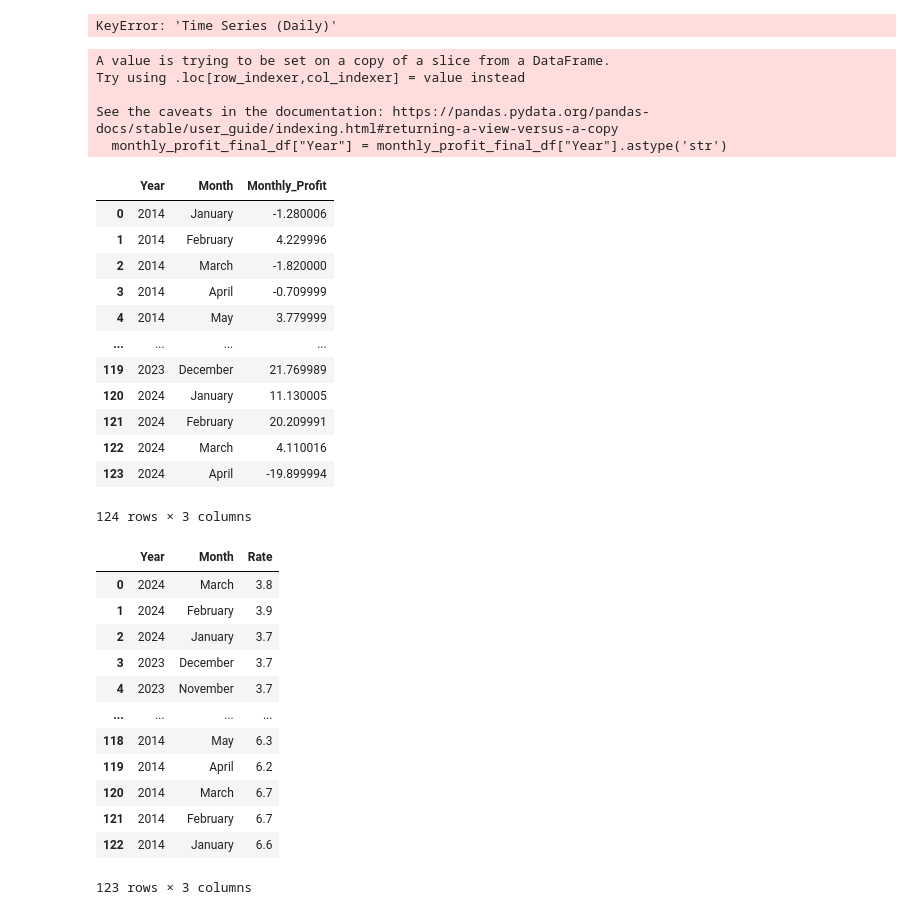
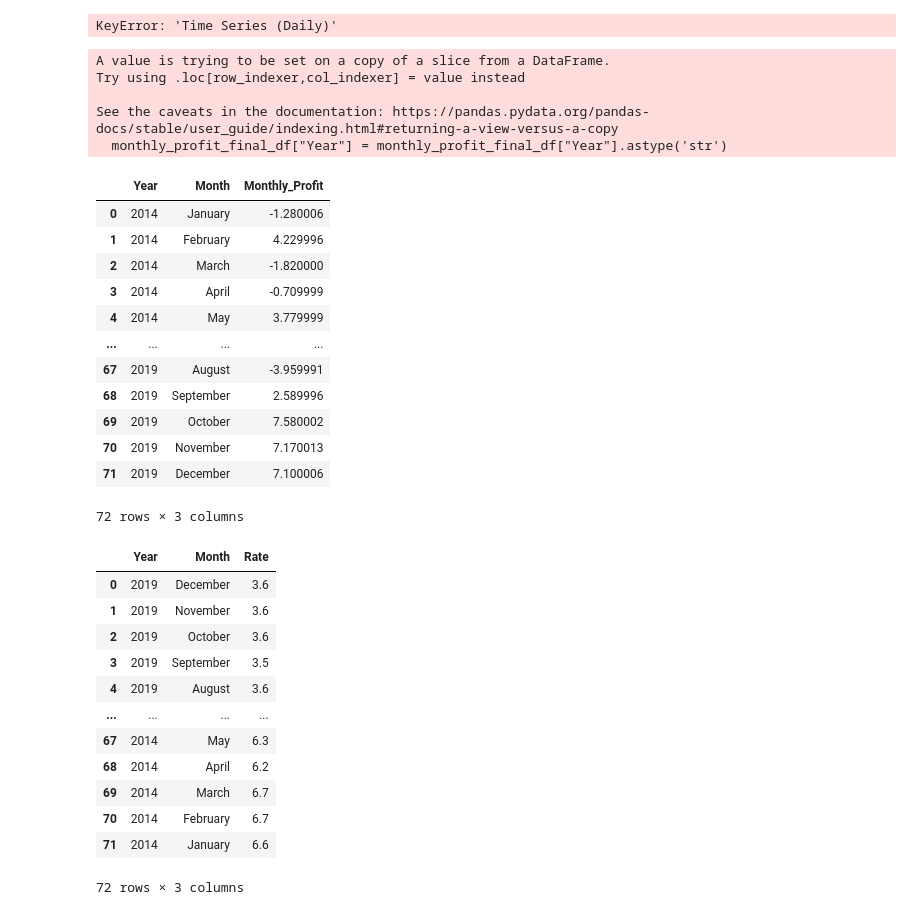
Before and after one commit to OwenNam001/project1_group1, a Jupyter notebook: StockAnalysis/Monthly_Unemployeement_Jun.ipynb, the cells around one changed output. Cells and saved outputs as stored; diff of their text form; code cells hidden in the pictures.

```diff
--- a/StockAnalysis/Monthly_Unemployeement_Jun.ipynb
+++ b/StockAnalysis/Monthly_Unemployeement_Jun.ipynb
@@ -47,7 +47,7 @@ import yfinance as yf
 import pandas as pd
 import calendar
 
-stock_data = yf.download('QQQ', start='2014-01-01', progress=False).reset_index()
+stock_data = yf.download('QQQ', start='2014-01-01', end='2019-12-31', progress=False).reset_index()
 
 # Date, Month Column creation by using Date
 stock_data['Year'] = stock_data['Date'].dt.year
@@ -75,39 +75,39 @@ month_numbers = list(range(1, 13))
 
 # Use list comprehension to map month numbers to month names
 month_names = [calendar.month_name[month] for month in month_numbers]
 
 # Create the DataFrame
 month_df = pd.DataFrame({
                             'Month_Number': month_numbers,
                             'Month': month_names
                         })
 
 # Merge the DataFrames on 'Month' from monthly_profit_df and 'Month Number' from month_df
 monthly_profit_merge_df = pd.merge(monthly_profit_df, month_df, left_on='Month_Number', right_on='Month_Number', how='left')
 
 monthly_profit_final_df = monthly_profit_merge_df[["Year", "Month", "Monthly_Profit"]]
 monthly_profit_final_df["Year"] = monthly_profit_final_df["Year"].astype('str')
 
 monthly_profit_final_df
 # %% [output]
 A value is trying to be set on a copy of a slice from a DataFrame.
 Try using .loc[row_indexer,col_indexer] = value instead
 
 See the caveats in the documentation: https://pandas.pydata.org/pandas-docs/stable/user_guide/indexing.html#returning-a-view-versus-a-copy
   monthly_profit_final_df["Year"] = monthly_profit_final_df["Year"].astype('str')
 |  | Year | Month | Monthly_Profit |
 | 0 | 2014 | January | -1.280006 |
 | 1 | 2014 | February | 4.229996 |
 | 2 | 2014 | March | -1.820000 |
 | 3 | 2014 | April | -0.709999 |
 | 4 | 2014 | May | 3.779999 |
 | ... | ... | ... | ... |
-| 119 | 2023 | December | 21.769989 |
-| 120 | 2024 | January | 11.130005 |
-| 121 | 2024 | February | 20.209991 |
-| 122 | 2024 | March | 4.110016 |
-| 123 | 2024 | April | -19.899994 |
+| 67 | 2019 | August | -3.959991 |
+| 68 | 2019 | September | 2.589996 |
+| 69 | 2019 | October | 7.580002 |
+| 70 | 2019 | November | 7.170013 |
+| 71 | 2019 | December | 7.100006 |
-124 rows × 3 columns
+72 rows × 3 columns
 # %%
 # Create a dataFrame for Monthly Unployment Rate
 
@@ -120,7 +120,7 @@ series_id = 'LNS14000000'  # Series ID for US unemployment rate
 params = {
     'seriesid': [series_id],
     'startyear': '2014',  # Start Year
-    'endyear': '2024',    # End Year
+    'endyear': '2019',    # End Year
     'registrationKey': api_key
 }
 
@@ -148,18 +148,18 @@ unemployment_data_df["Rate"] = unemployment_data_df["Rate"].astype('float')
 unemployment_data_df
 # %% [output]
 |  | Year | Month | Rate |
-| 0 | 2024 | March | 3.8 |
-| 1 | 2024 | February | 3.9 |
-| 2 | 2024 | January | 3.7 |
-| 3 | 2023 | December | 3.7 |
-| 4 | 2023 | November | 3.7 |
+| 0 | 2019 | December | 3.6 |
+| 1 | 2019 | November | 3.6 |
+| 2 | 2019 | October | 3.6 |
+| 3 | 2019 | September | 3.5 |
+| 4 | 2019 | August | 3.6 |
 | ... | ... | ... | ... |
-| 118 | 2014 | May | 6.3 |
-| 119 | 2014 | April | 6.2 |
-| 120 | 2014 | March | 6.7 |
-| 121 | 2014 | February | 6.7 |
-| 122 | 2014 | January | 6.6 |
+| 67 | 2014 | May | 6.3 |
+| 68 | 2014 | April | 6.2 |
+| 69 | 2014 | March | 6.7 |
+| 70 | 2014 | February | 6.7 |
+| 71 | 2014 | January | 6.6 |
-123 rows × 3 columns
+72 rows × 3 columns
 # %%
 # Merge two dataFrame (Nasdaq Monthly profit + Monthly Unployment Rate)
 
```
Also changed, not shown: parts of 2 cells of this notebook, 2 other files.
